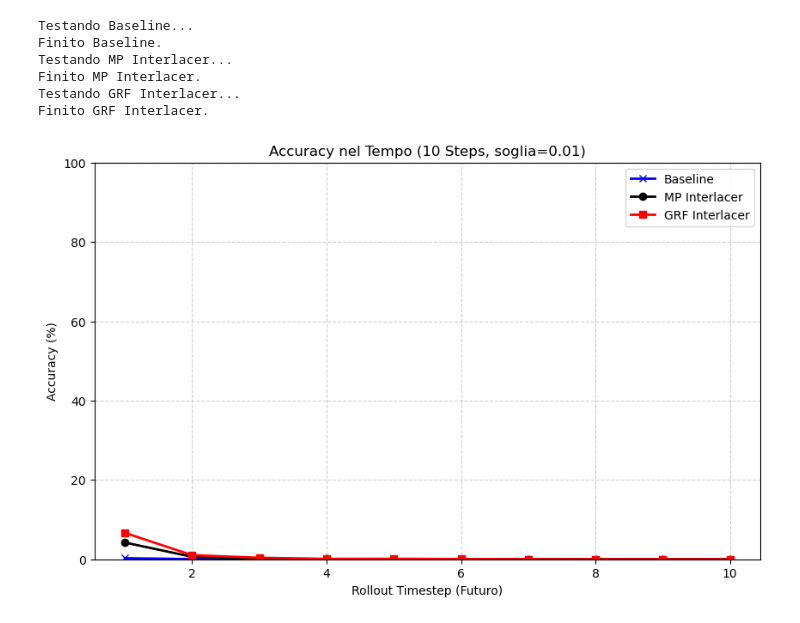
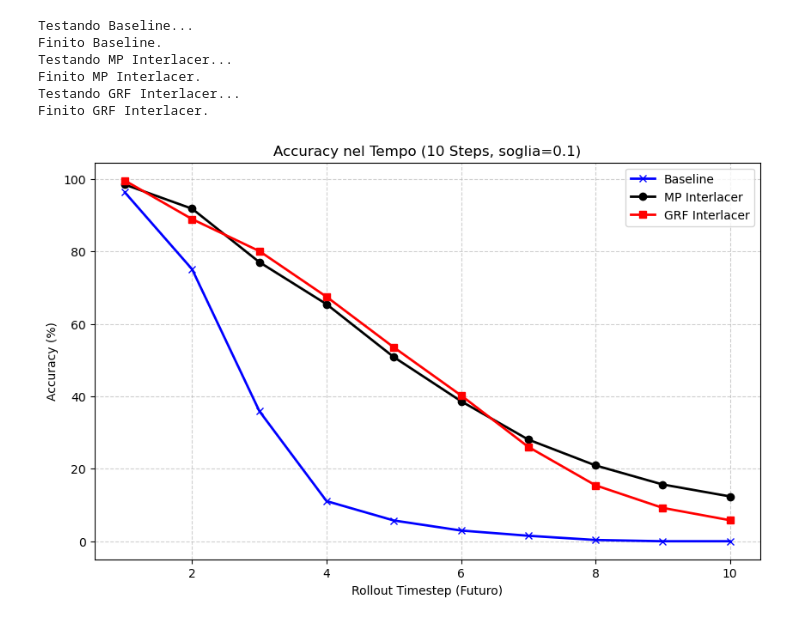
Before and after one commit to USI-Projects-Collection/GDL_Project, a Jupyter notebook: src/Poli/rollout_analysis.ipynb, the cells around one changed output. Cells and saved outputs as stored; diff of their text form; code cells hidden in the pictures.

```diff
--- a/src/Poli/rollout_analysis.ipynb
+++ b/src/Poli/rollout_analysis.ipynb
@@ -24,7 +24,7 @@ MODELS = {
 DEVICE = torch.device("cuda" if torch.cuda.is_available() else "cpu")
 K_NEIGHBORS = 6
 ROLLOUT_STEPS = 10  # Quanti step nel futuro predire (Paper usa 7-10)
-NUM_TEST_SEQUENCES = 5 # Su quante sequenze diverse mediare i risultati (almeno ricuco le oscillazioni)
+NUM_TEST_SEQUENCES = 10  # Su quante sequenze diverse mediare i risultati (almeno ricuco le oscillazioni)
 # %%
 # --- FUNZIONI DI UTILITÀ ---
 
@@ -69,7 +69,7 @@ results = {name: [] for name in MODELS.keys()}
 start_indices = np.linspace(0, len(gt_points) - ROLLOUT_STEPS - 1, NUM_TEST_SEQUENCES, dtype=int)
 
 # Soglia per considerare una predizione "corretta" (in unità normalizzate)
-ACCURACY_THRESHOLD = 0.01  # Puoi regolare questo valore
+ACCURACY_THRESHOLD = 0.1
 
 for model_name, model_file in MODELS.items():
     # Determina il mode dalla chiave o dal nome file
@@ -125,23 +125,23 @@ Finito GRF Interlacer.
 # %%
 # --- PLOT RISULTATI ---
 plt.figure(figsize=(10, 6))
 
 markers = {'Baseline': 'x', 'MP Interlacer': 'o', 'GRF Interlacer': 's'}
 colors = {'Baseline': 'blue', 'MP Interlacer': 'black', 'GRF Interlacer': 'red'}
 
 for name, acc in results.items():
     if len(acc) == 0: continue
     plt.plot(range(1, ROLLOUT_STEPS + 1), acc,
              marker=markers.get(name, 'o'),
              color=colors.get(name, 'gray'),
              label=name, linewidth=2)
 
 plt.title(f'Accuracy nel Tempo ({ROLLOUT_STEPS} Steps, soglia={ACCURACY_THRESHOLD})')
 plt.xlabel('Rollout Timestep (Futuro)')
 plt.ylabel('Accuracy (%)')
-plt.ylim(0, 100)
+# plt.yscale('log')
 plt.grid(True, linestyle='--', alpha=0.6)
 plt.legend()
 plt.show()
 # %% [output]
-[figure, old version]
+[figure, new version]
```
Also changed, not shown: parts of 1 cell of this notebook, 3 other files.
